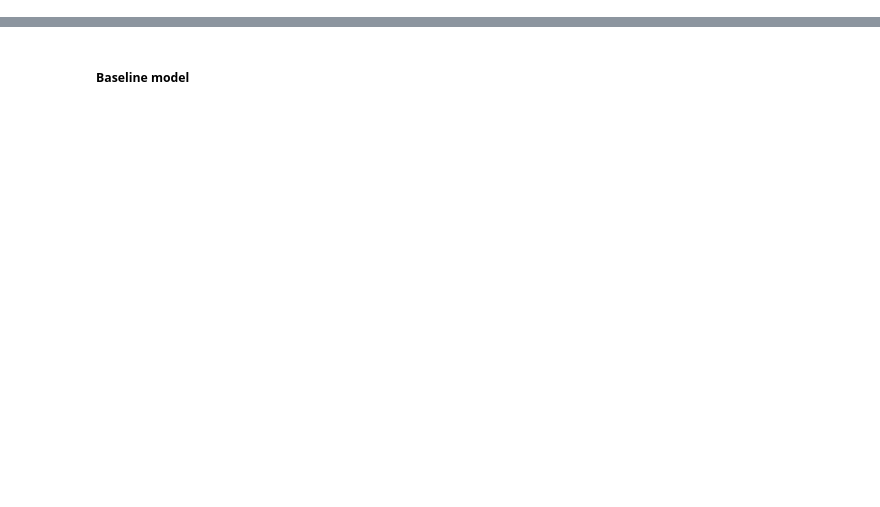
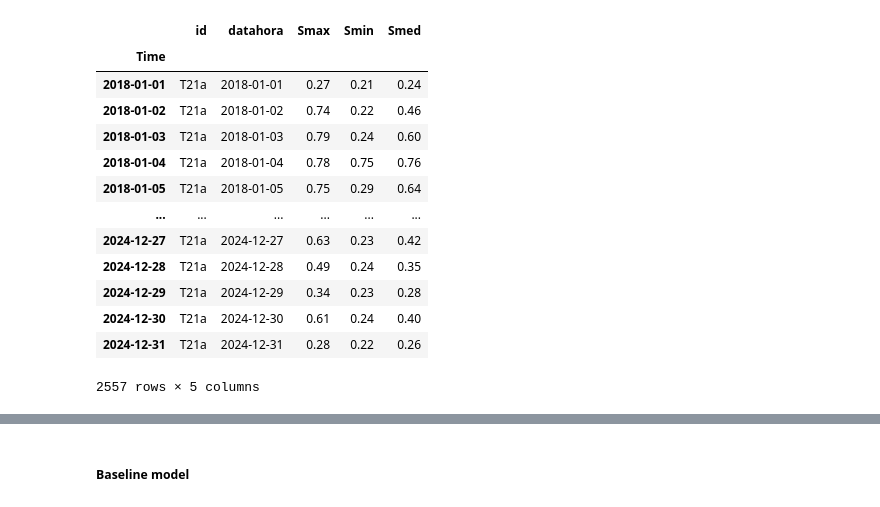
Before and after one commit to ruanvirginio/masters, a Jupyter notebook: Recursive_Forecasting.ipynb, the cells around one changed output, grey strips where cells are left out. Saved outputs shown, nothing was run; the diff lists cells and outputs as text; code cells hidden in the pictures; blank space fills up the shorter version.

```diff
--- a/Recursive_Forecasting.ipynb
+++ b/Recursive_Forecasting.ipynb
@@ -36,33 +36,48 @@ plt.style.use('seaborn-v0_8-darkgrid')
 plt.rcParams.update({'font.size': 8})
 
 # Modelling and Forecasting
 # ==============================================================================
 import skforecast
 import lightgbm
 import sklearn
 from lightgbm import LGBMRegressor
 from xgboost import XGBRegressor
 from sklearn.preprocessing import PolynomialFeatures
 from sklearn.feature_selection import RFECV
 from skforecast.recursive import ForecasterEquivalentDate, ForecasterRecursive
 from skforecast.direct import ForecasterDirect
 from skforecast.model_selection import TimeSeriesFold, bayesian_search_forecaster, backtesting_forecaster
 from skforecast.feature_selection import select_features
 from skforecast.preprocessing import RollingFeatures
 from skforecast.plot import calculate_lag_autocorrelation, plot_residuals
 from skforecast.metrics import calculate_coverage
 import shap
 
 url_daily = "https://media.githubusercontent.com/media/ruanvirginio/masters/refs/heads/main/bases_tratadas/daily_peak_transformers_dataset.csv"
 df_daily = pd.read_csv(url_daily,  sep=';', encoding='latin-1')
 
 df = df_daily
 
 data = df.copy()
-data = data.loc[data.id == 'T35']
+data = data.loc[data.id == 'T21a']
 data['Time'] = pd.to_datetime(data['datahora'], format='%Y-%m-%d')
 data = data.set_index('Time')
 data = data.sort_index()
 data#.head(2)
+# %% [output]
+|  | id | datahora | Smax | Smin | Smed |
+| Time |  |  |  |  |  |
+| 2018-01-01 | T21a | 2018-01-01 | 0.27 | 0.21 | 0.24 |
+| 2018-01-02 | T21a | 2018-01-02 | 0.74 | 0.22 | 0.46 |
+| 2018-01-03 | T21a | 2018-01-03 | 0.79 | 0.24 | 0.60 |
+| 2018-01-04 | T21a | 2018-01-04 | 0.78 | 0.75 | 0.76 |
+| 2018-01-05 | T21a | 2018-01-05 | 0.75 | 0.29 | 0.64 |
+| ... | ... | ... | ... | ... | ... |
+| 2024-12-27 | T21a | 2024-12-27 | 0.63 | 0.23 | 0.42 |
+| 2024-12-28 | T21a | 2024-12-28 | 0.49 | 0.24 | 0.35 |
+| 2024-12-29 | T21a | 2024-12-29 | 0.34 | 0.23 | 0.28 |
+| 2024-12-30 | T21a | 2024-12-30 | 0.61 | 0.24 | 0.40 |
+| 2024-12-31 | T21a | 2024-12-31 | 0.28 | 0.22 | 0.26 |
+2557 rows × 5 columns
 # %%
 data.info()
```
Also changed, not shown: parts of 14 cells of this notebook, 3 other files.
